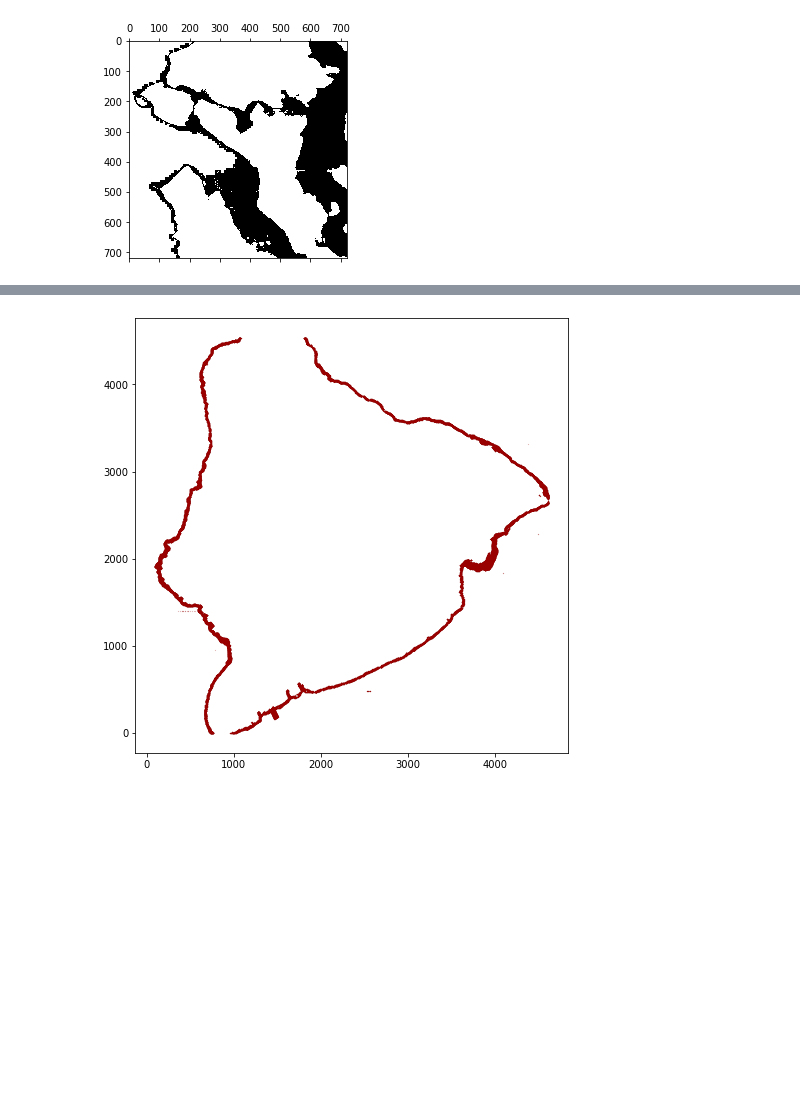
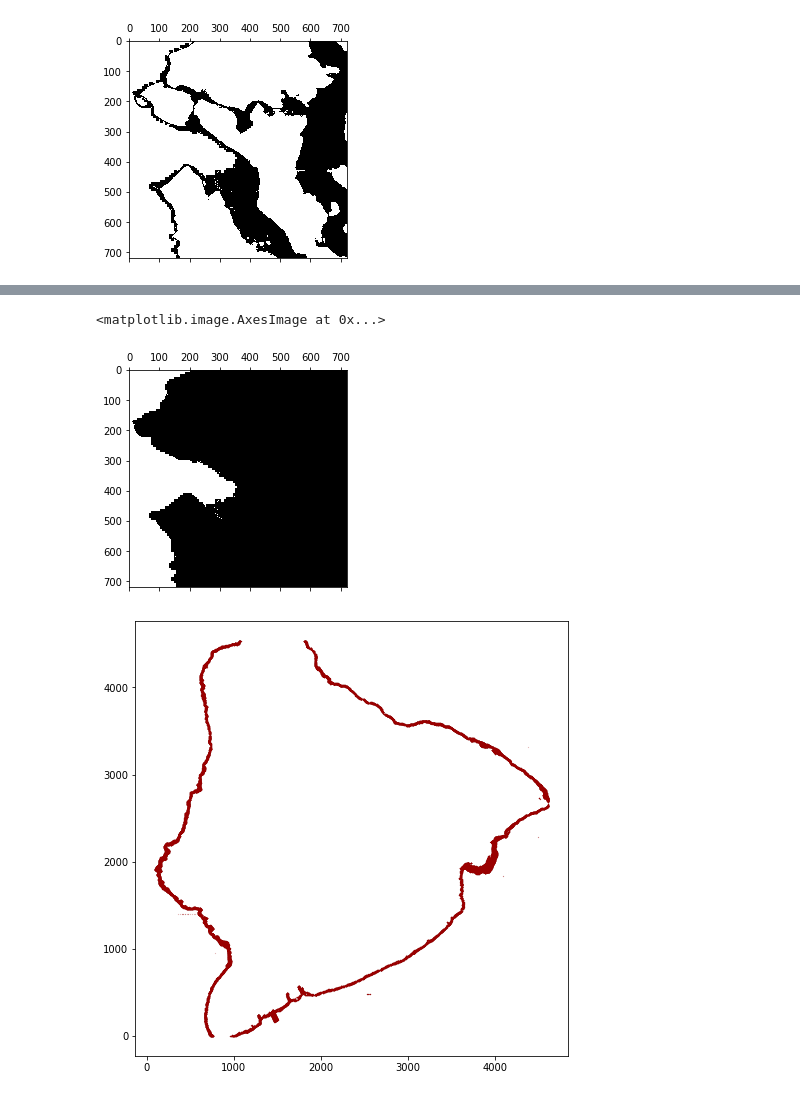
Before and after one commit to blakedallen/geo-viz-group, a Jupyter notebook: Data Engineering.ipynb, the cells around one changed output, grey strips where cells are left out. Cells and saved outputs as stored; diff of their text form; code cells hidden in the pictures; blank space fills up the shorter version.

```diff
--- a/Data Engineering.ipynb
+++ b/Data Engineering.ipynb
@@ -209,3 +196,8 @@ plt.spy(matrices["20-30"])
+# %%
+plt.spy(matrices[200])
+# %% [output]
+<matplotlib.image.AxesImage at 0x...>
+[figure, added]
 # %%
 #PLOT ALL POINTS BY LEVEL
 colors = [
```
Also changed, not shown: parts of 7 cells of this notebook.
